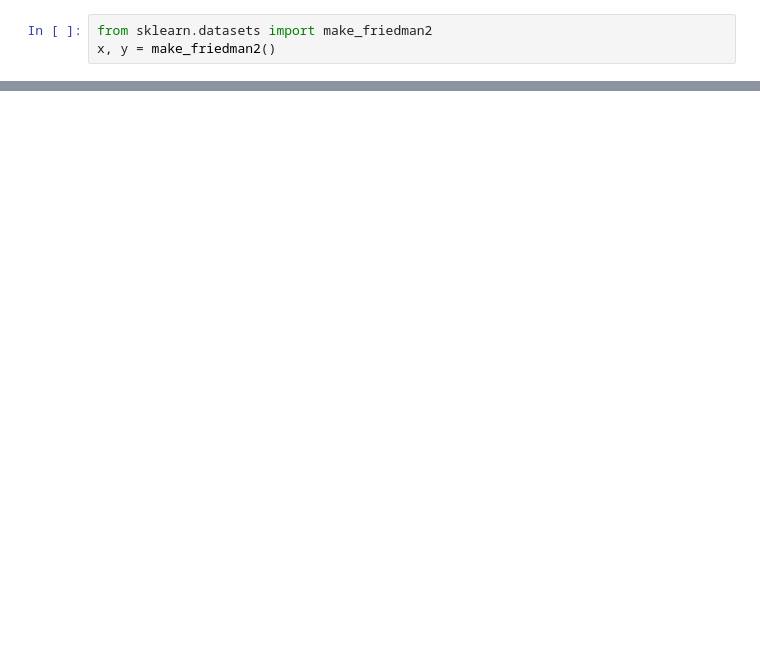
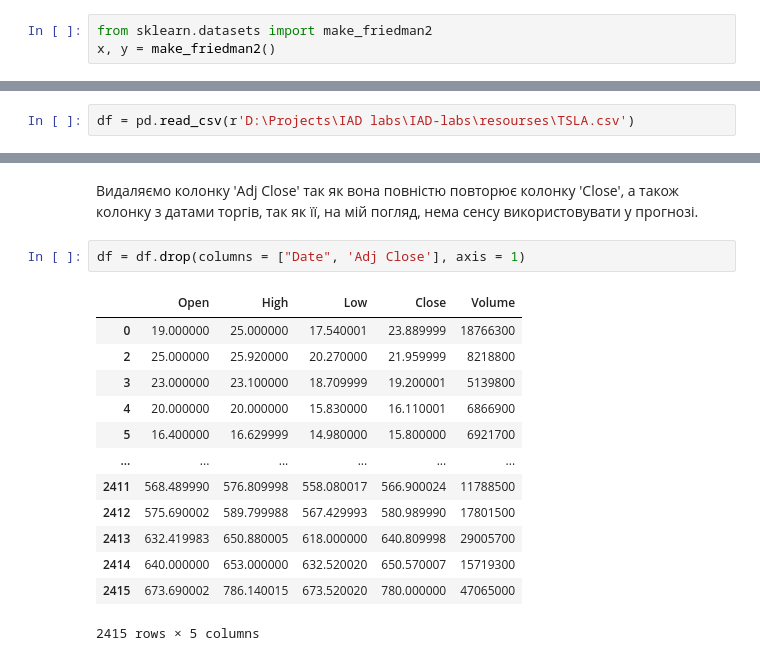
Before and after one commit to SuviGod/IAD-labs, a Jupyter notebook: IAD2_IAD_Sulima.ipynb, the cells around one changed output, grey strips where cells are left out. Saved outputs shown, nothing was run; the diff lists cells and outputs as text; blank space fills up the shorter version.

```diff
--- a/IAD2_IAD_Sulima.ipynb
+++ b/IAD2_IAD_Sulima.ipynb
@@ -39,0 +289,2 @@ plt.plot(Xtest[:, 0], response)
+# %%
+df = pd.read_csv(r'D:\Projects\IAD labs\IAD-labs\resourses\TSLA.csv')
@@ -39,0 +312,18 @@ plt.plot(Xtest[:, 0], response)
+# %% [markdown]
+Видаляємо колонку 'Adj Close' так як вона повністю повторює колонку 'Close', а також колонку з датами торгів, так як її, на мій погляд, нема сенсу використовувати у прогнозі.
+# %%
+df = df.drop(columns = ["Date", 'Adj Close'], axis = 1)
+# %% [output]
+|  | Open | High | Low | Close | Volume |
+| 0 | 19.000000 | 25.000000 | 17.540001 | 23.889999 | 18766300 |
+| 2 | 25.000000 | 25.920000 | 20.270000 | 21.959999 | 8218800 |
+| 3 | 23.000000 | 23.100000 | 18.709999 | 19.200001 | 5139800 |
+| 4 | 20.000000 | 20.000000 | 15.830000 | 16.110001 | 6866900 |
+| 5 | 16.400000 | 16.629999 | 14.980000 | 15.800000 | 6921700 |
+| ... | ... | ... | ... | ... | ... |
+| 2411 | 568.489990 | 576.809998 | 558.080017 | 566.900024 | 11788500 |
+| 2412 | 575.690002 | 589.799988 | 567.429993 | 580.989990 | 17801500 |
+| 2413 | 632.419983 | 650.880005 | 618.000000 | 640.809998 | 29005700 |
+| 2414 | 640.000000 | 653.000000 | 632.520020 | 650.570007 | 15719300 |
+| 2415 | 673.690002 | 786.140015 | 673.520020 | 780.000000 | 47065000 |
+2415 rows × 5 columns
```
Also changed, not shown: parts of 54 cells of this notebook, 4 other files.
